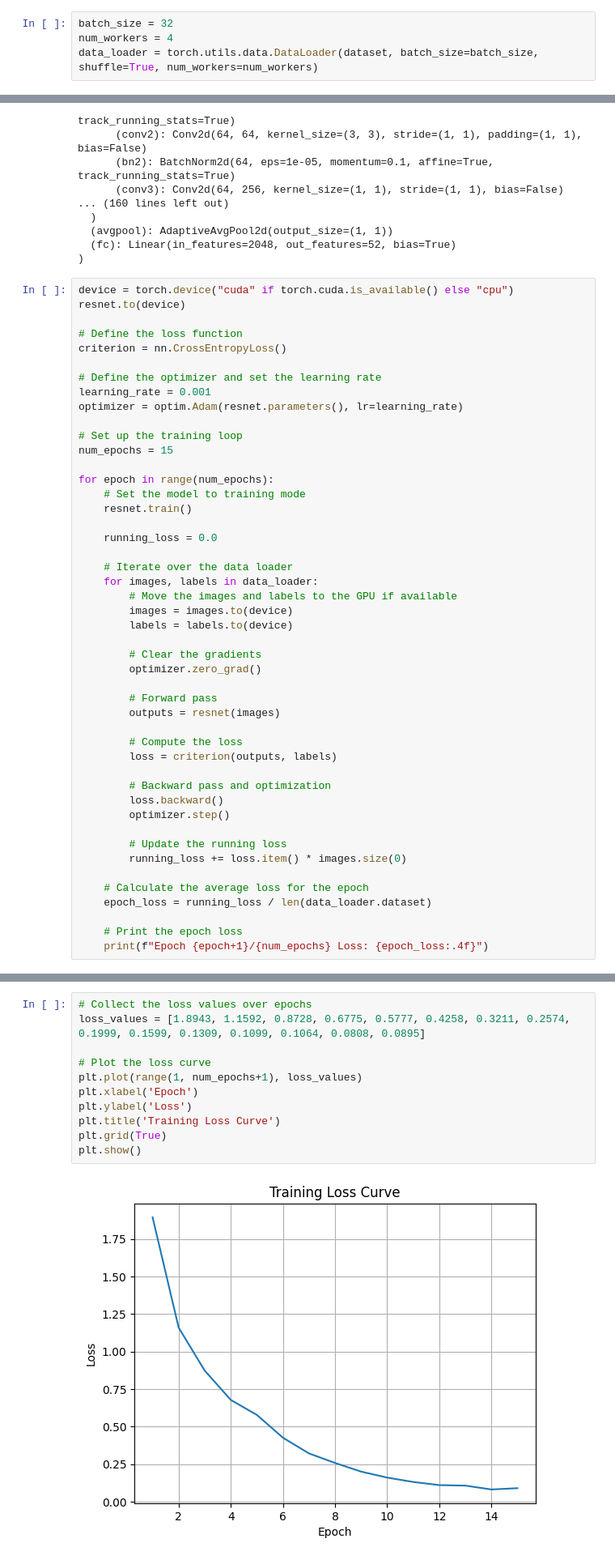
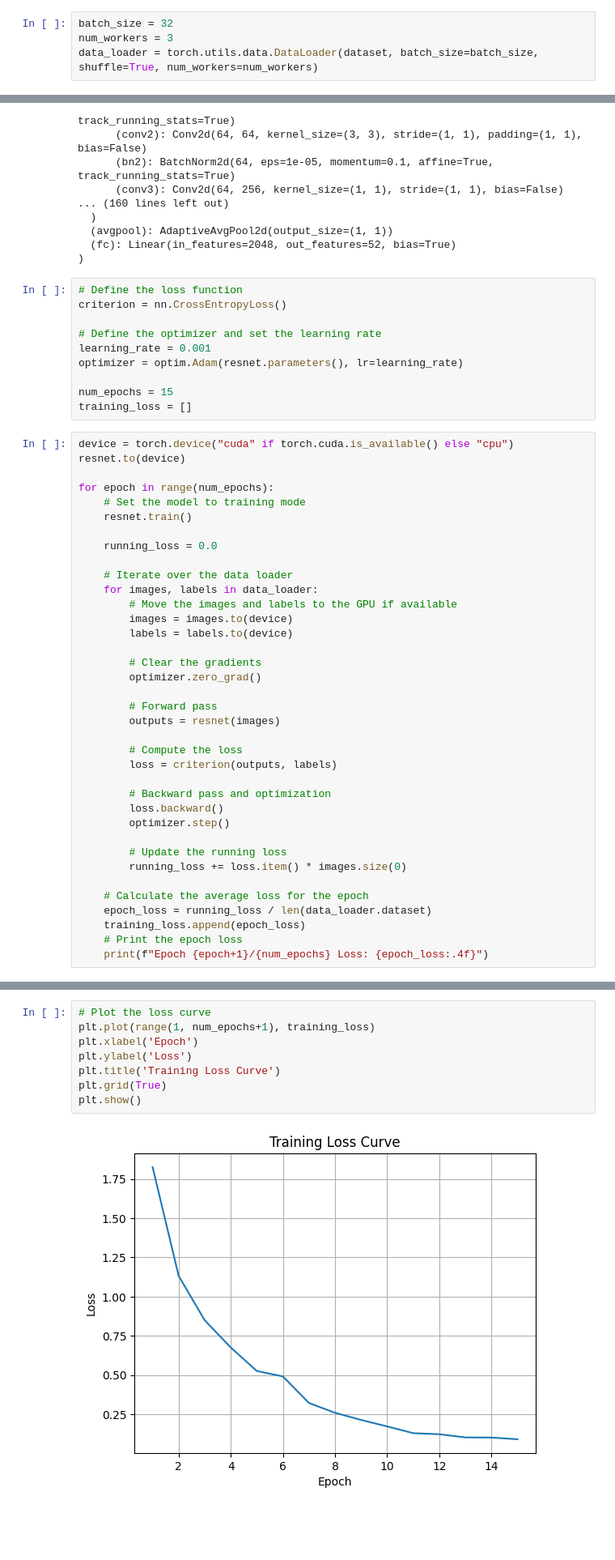
Before and after one commit to MuhammadIrzam447/visionCodes, a Jupyter notebook: images_ferramenta.ipynb, the cells around one changed output, grey strips where cells are left out. Shown: that part at 81% size. Cells and saved outputs as stored; diff of their text form; blank space fills up the shorter version.

```diff
--- a/images_ferramenta.ipynb
+++ b/images_ferramenta.ipynb
@@ -68,7 +69,7 @@ data_dir = '/content/drive/MyDrive/Colab Notebooks/ferramenta/trainingImages/ima
 dataset = FragmentaDataset(data_dir)
 # %%
 batch_size = 32
-num_workers = 4
+num_workers = 3
 data_loader = torch.utils.data.DataLoader(dataset, batch_size=batch_size, shuffle=True, num_workers=num_workers)
 # %% [markdown]
 # Loading ResNet-50
@@ -128,19 +129,19 @@ ResNet(
   (avgpool): AdaptiveAvgPool2d(output_size=(1, 1))
   (fc): Linear(in_features=2048, out_features=52, bias=True)
 )
+# %%
+# Define the loss function
+criterion = nn.CrossEntropyLoss()
+
+# Define the optimizer and set the learning rate
+learning_rate = 0.001
+optimizer = optim.Adam(resnet.parameters(), lr=learning_rate)
+
+num_epochs = 15
+training_loss = []
 # %%
 device = torch.device("cuda" if torch.cuda.is_available() else "cpu")
 resnet.to(device)
-
-# Define the loss function
-criterion = nn.CrossEntropyLoss()
-
-# Define the optimizer and set the learning rate
-learning_rate = 0.001
-optimizer = optim.Adam(resnet.parameters(), lr=learning_rate)
-
-# Set up the training loop
-num_epochs = 15
 
 for epoch in range(num_epochs):
     # Set the model to training mode
@@ -172,7 +173,7 @@ for epoch in range(num_epochs):
 
     # Calculate the average loss for the epoch
     epoch_loss = running_loss / len(data_loader.dataset)
-
+    training_loss.append(epoch_loss)
     # Print the epoch loss
     print(f"Epoch {epoch+1}/{num_epochs} Loss: {epoch_loss:.4f}")
 # %% [output]
@@ -194,13 +195,10 @@ Epoch 15/15 Loss: 0.0895
 # %%
-# Collect the loss values over epochs
-loss_values = [1.8943, 1.1592, 0.8728, 0.6775, 0.5777, 0.4258, 0.3211, 0.2574, 0.1999, 0.1599, 0.1309, 0.1099, 0.1064, 0.0808, 0.0895]
-
 # Plot the loss curve
-plt.plot(range(1, num_epochs+1), loss_values)
+plt.plot(range(1, num_epochs+1), training_loss)
 plt.xlabel('Epoch')
 plt.ylabel('Loss')
 plt.title('Training Loss Curve')
 plt.grid(True)
 plt.show()
 # %% [output]
-[figure, old version]
+[figure, new version]
```
Also changed, not shown: parts of 10 cells of this notebook.
